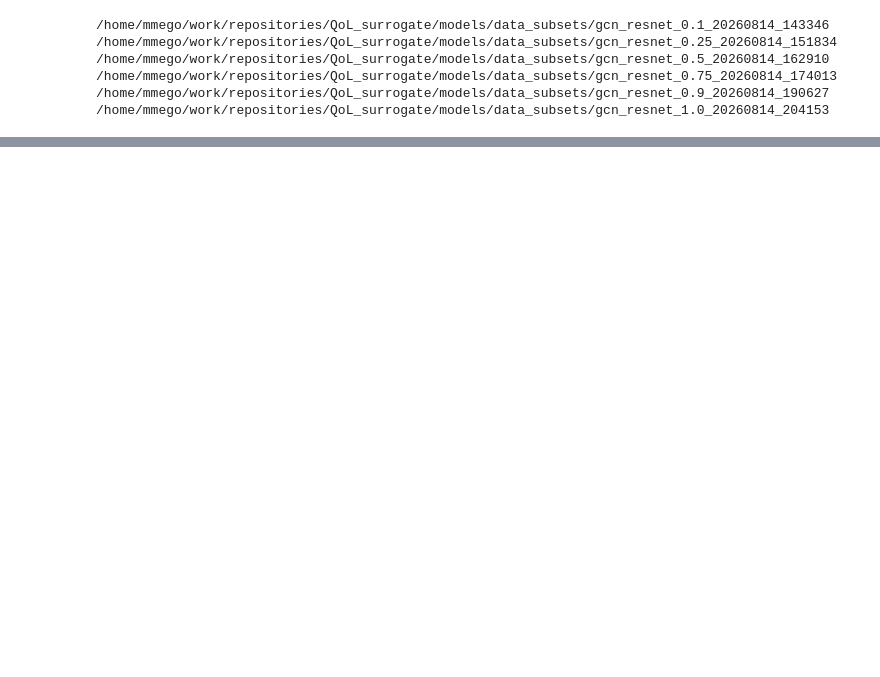
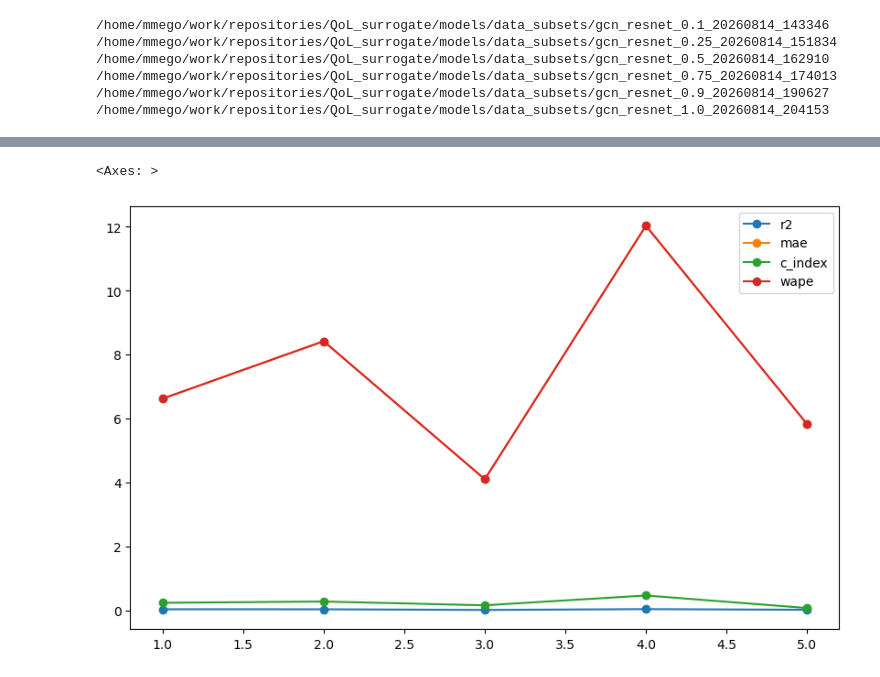
Before and after one commit to MertensMichel/QoL_surrogate, a Jupyter notebook: notebooks/evaluate.ipynb, the cells around one changed output, grey strips where cells are left out. Saved outputs shown, nothing was run; the diff lists cells and outputs as text; code cells hidden in the pictures; blank space fills up the shorter version.

```diff
--- a/notebooks/evaluate.ipynb
+++ b/notebooks/evaluate.ipynb
@@ -36,0 +43,10 @@ subset_metrics_df
+# %%
+pct = subset_metrics_df.pct_change()
+# %%
+metrics_pct = pct[['r2', 'mae', 'c_index', 'wape']].dropna().div(pct['fraction'].dropna(), axis=0) * 100
+metrics_pct_abs = metrics_pct.abs()
+# %%
+metrics_pct_abs.plot(figsize=(10, 6), marker = 'o')
+# %% [output]
+<Axes: >
+[figure, added]
```
Also changed, not shown: parts of 4 cells of this notebook, 40 other files.
